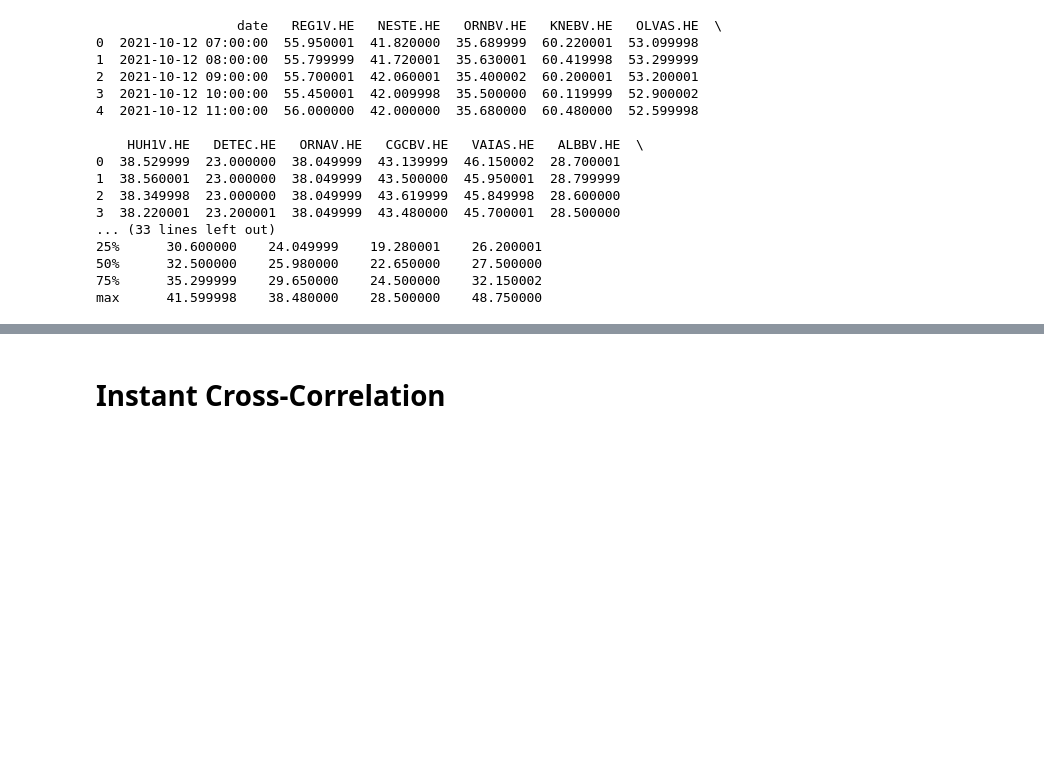
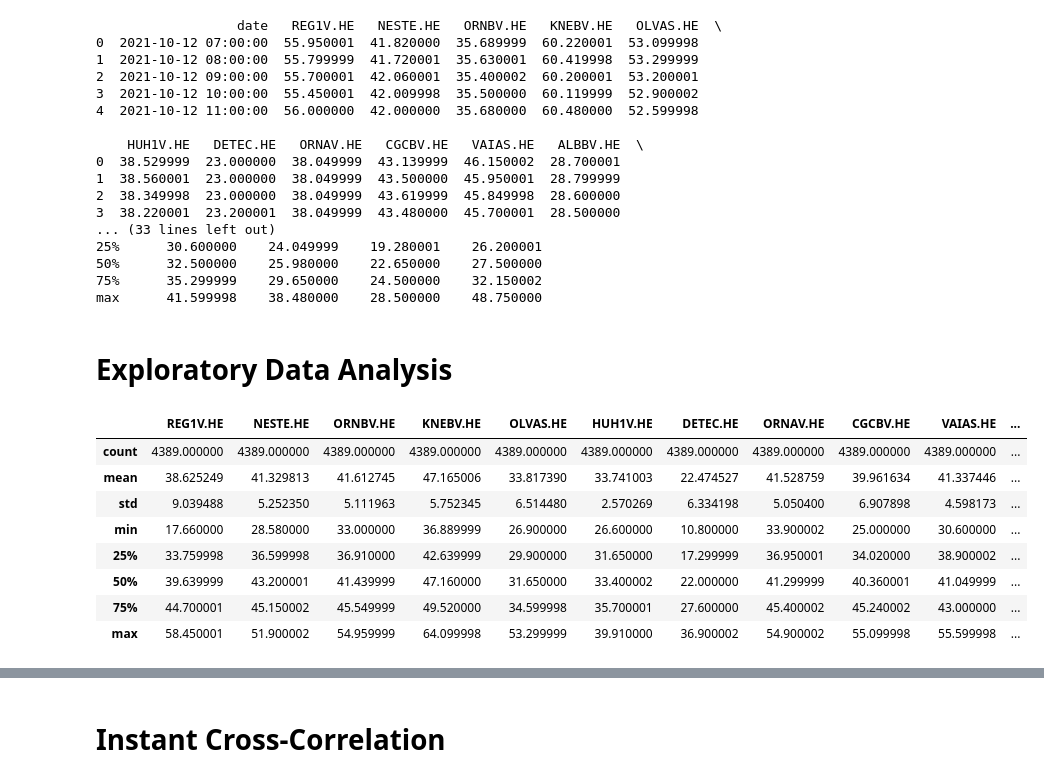
Before and after one commit to ilmari99/stonk-prediction, a Jupyter notebook: data_visualisation.ipynb, the cells around one changed output, grey strips where cells are left out. Drawn from its saved outputs; the diff is of its cells as text; code cells hidden in the pictures; blank space fills up the shorter version.

```diff
--- a/data_visualisation.ipynb
+++ b/data_visualisation.ipynb
@@ -32,3 +32,17 @@ print(df.describe())
 50%      32.500000    25.980000    22.650000    27.500000
 75%      35.299999    29.650000    24.500000    32.150002
 max      41.599998    38.480000    28.500000    48.750000
+# %% [markdown]
+# Exploratory Data Analysis
+# %%
+df.describe()
+# %% [output]
+|  | REG1V.HE | NESTE.HE | ORNBV.HE | KNEBV.HE | OLVAS.HE | HUH1V.HE | DETEC.HE | ORNAV.HE | CGCBV.HE | VAIAS.HE | ... |
+| count | 4389.000000 | 4389.000000 | 4389.000000 | 4389.000000 | 4389.000000 | 4389.000000 | 4389.000000 | 4389.000000 | 4389.000000 | 4389.000000 | ... |
+| mean | 38.625249 | 41.329813 | 41.612745 | 47.165006 | 33.817390 | 33.741003 | 22.474527 | 41.528759 | 39.961634 | 41.337446 | ... |
+| std | 9.039488 | 5.252350 | 5.111963 | 5.752345 | 6.514480 | 2.570269 | 6.334198 | 5.050400 | 6.907898 | 4.598173 | ... |
+| min | 17.660000 | 28.580000 | 33.000000 | 36.889999 | 26.900000 | 26.600000 | 10.800000 | 33.900002 | 25.000000 | 30.600000 | ... |
+| 25% | 33.759998 | 36.599998 | 36.910000 | 42.639999 | 29.900000 | 31.650000 | 17.299999 | 36.950001 | 34.020000 | 38.900002 | ... |
+| 50% | 39.639999 | 43.200001 | 41.439999 | 47.160000 | 31.650000 | 33.400002 | 22.000000 | 41.299999 | 40.360001 | 41.049999 | ... |
+| 75% | 44.700001 | 45.150002 | 45.549999 | 49.520000 | 34.599998 | 35.700001 | 27.600000 | 45.400002 | 45.240002 | 43.000000 | ... |
+| max | 58.450001 | 51.900002 | 54.959999 | 64.099998 | 53.299999 | 39.910000 | 36.900002 | 54.900002 | 55.099998 | 55.599998 | ... |
```
Also changed, not shown: parts of 4 cells of this notebook.
